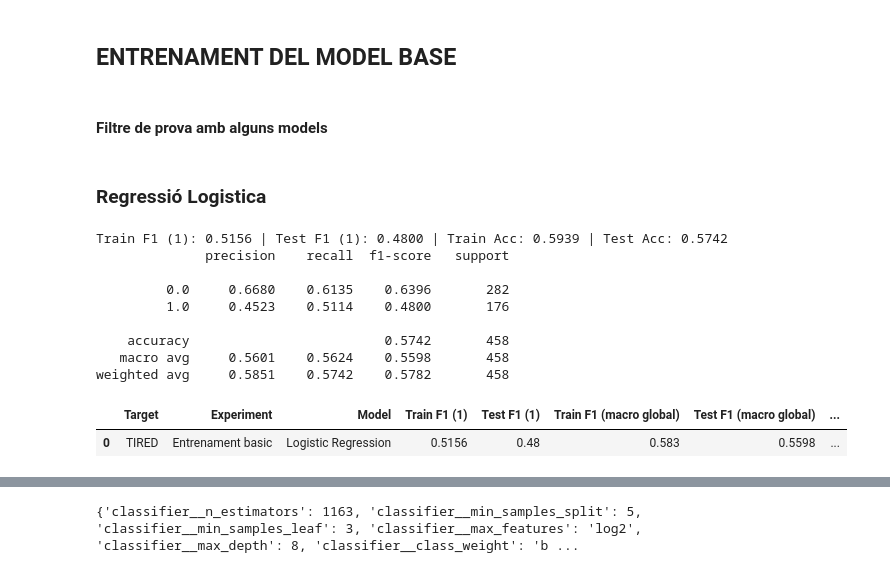
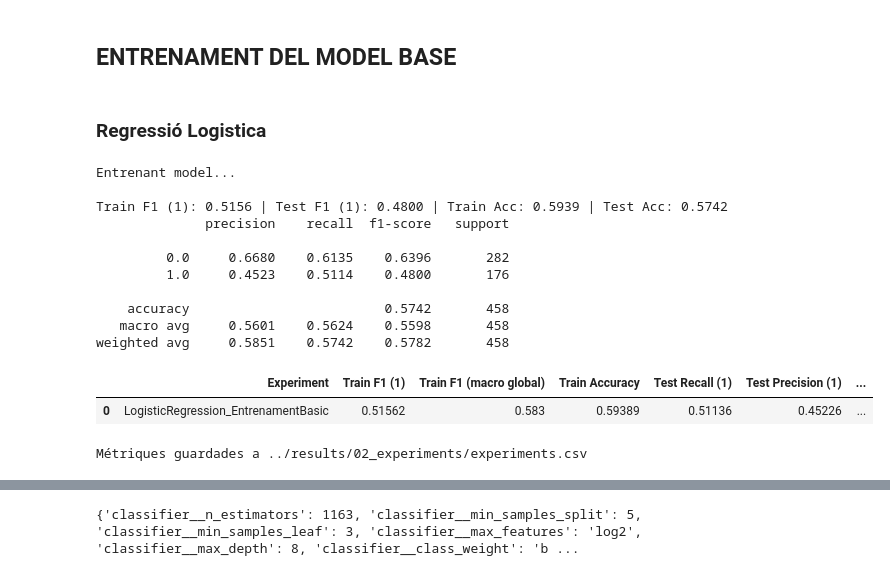
Before and after one commit to RogerDuran808/AI-Health-Assistant, a Jupyter notebook: notebooks/03_LifeSnaps_Training_Experiments.ipynb, the cells around one changed output, grey strips where cells are left out. Saved outputs shown, nothing was run; the diff lists cells and outputs as text; code cells hidden in the pictures.

Commit message:
metriques d'experiments

```diff
--- a/notebooks/03_LifeSnaps_Preprocessing_Experiments.ipynb
+++ b/notebooks/03_LifeSnaps_Training_Experiments.ipynb
@@ -75,9 +50,6 @@ Shape: (1832, 38)
 Shape: (458, 38)
 # %% [markdown]
 ## Lectura de dades i split de train / test
-# %%
-# Comprovem quina es les estructura de les nostres dades faltants en el target
-TARGET = 'TIRED'
 # %% [markdown]
 ### Train / Test Split
 # %%
@@ -125,22 +94,17 @@ Anem modificant tant els hiperparametres com els classifiers per tal d'anar ajus
 # %%
-from ai_health_assistant.utils.model_config import get_classifier_config, PARAM_GRIDS, CLASSIFIERS, BALANCING_METHODS
-from ai_health_assistant.utils.prep_helpers import build_preprocessor
-
-preprocessor = build_preprocessor(X_train)
+preprocessor = build_preprocessor(df_train, FEATURES)
 # %% [markdown]
 ## ENTRENAMENT DEL MODEL BASE
 # %%
-# # Provarem de apuntar al accuracy o al f1 score de la classe 1,
-# f1_cls1 = make_scorer(f1_score, pos_label=1)
-# cv = RepeatedStratifiedKFold(n_splits=5, n_repeats=3, random_state=42)
-
-display_cols = ['Target', 'Experiment',	'Model', 'Train F1 (1)', 'Test F1 (1)',	'Train F1 (macro global)', 'Test F1 (macro global)', 'Train Accuracy', 'Test Accuracy']
+display_cols = ['Experiment', 'Train F1 (1)', 'Train F1 (macro global)','Train Accuracy', 'Test Recall (1)', 'Test Precision (1)', 'Test F1 (1)', 'Test F1 (macro global)','Test Accuracy']
 
 # --------------------------------------------------------------
-PROVA_MODELS = ["RandomForest", "LGBM"]
+# Filtre de selecció dels models a entrenar
+PROVA_MODELS = ["BalancedRandomForest", "LGBM"]
+# Selecció del mètode de balanceig
 balance_name = "SMOTETomek"
 # --------------------------------------------------------------
 
+# Filtre per no haver de entrenar tots el models
+CLASSIFIERS_FILTER = {k: v for k, v in CLASSIFIERS.items() if k in PROVA_MODELS}
 balance_method = BALANCING_METHODS[balance_name]
-# %% [markdown]
-#### Filtre de prova amb alguns models
@@ -172,40 +130,41 @@ reg_param_grid = {
 
 best_est, y_train_pred, train_report, y_test_pred, test_report, best_params, best_score = train_models(
         X_train,
         y_train,
         X_test,
         y_test,
         reg_pipeline,
         reg_param_grid,
+        search_type='grid',
     )
-
-reg_models["Logistic Regression"] = best_est
 
 reg_results_df = append_results(
     reg_results,
-    "Logistic Regression",
+    "LogisticRegression",
     train_report,
     test_report,
     best_params,
     best_score,
-    experiment="Entrenament basic"
+    experiment="EntrenamentBasic"
 )
 
-display(reg_results_df[display_cols].round(4))
-
-
-
+# update_experiments_file(reg_results_df)
+display(reg_results_df[display_cols])
+update_experiments_file(reg_results_df)
 
 plt.show()
 # %% [output]
+Entrenant model...
+
 Train F1 (1): 0.5156 | Test F1 (1): 0.4800 | Train Acc: 0.5939 | Test Acc: 0.5742
               precision    recall  f1-score   support
 
          0.0     0.6680    0.6135    0.6396       282
          1.0     0.4523    0.5114    0.4800       176
 
     accuracy                         0.5742       458
    macro avg     0.5601    0.5624    0.5598       458
 weighted avg     0.5851    0.5742    0.5782       458
-|  | Target | Experiment | Model | Train F1 (1) | Test F1 (1) | Train F1 (macro global) | Test F1 (macro global) | ... |
-| 0 | TIRED | Entrenament basic | Logistic Regression | 0.5156 | 0.48 | 0.583 | 0.5598 | ... |
+|  | Experiment | Train F1 (1) | Train F1 (macro global) | Train Accuracy | Test Recall (1) | Test Precision (1) | ... |
+| 0 | LogisticRegression_EntrenamentBasic | 0.51562 | 0.583 | 0.59389 | 0.51136 | 0.45226 | ... |
+Métriques guardades a ../results/02_experiments/experiments.csv
```
Also changed, not shown: parts of 9 cells of this notebook, 6 other files.
